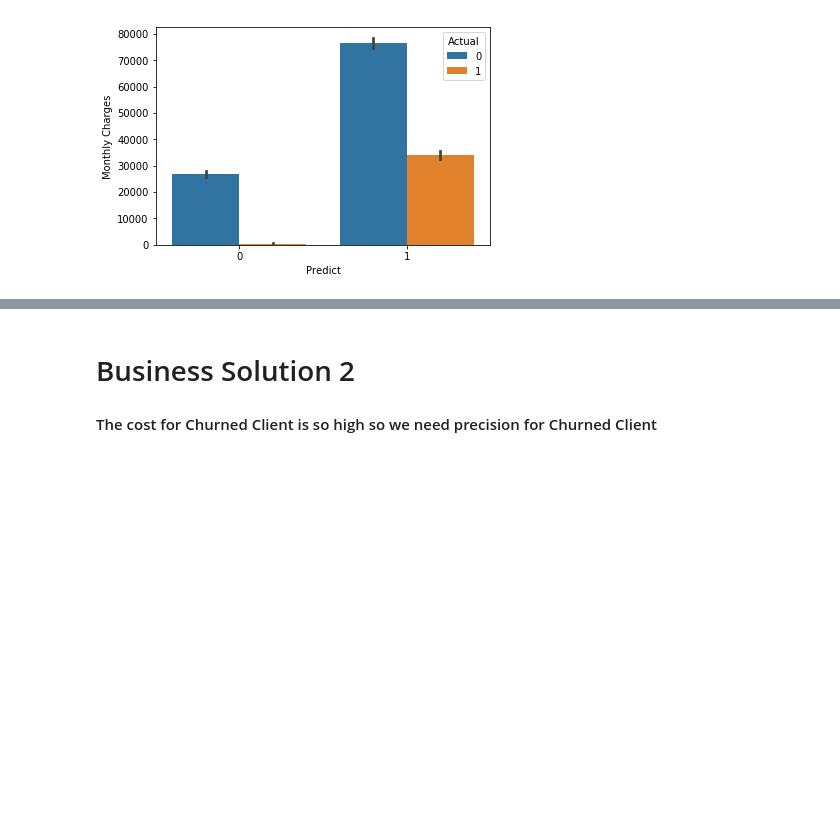
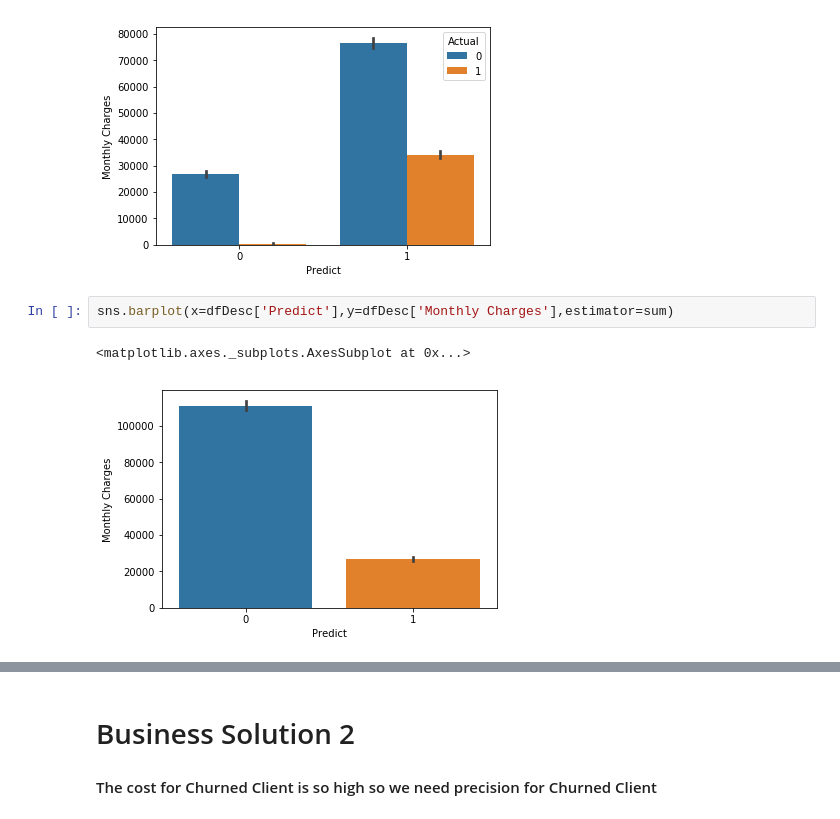
Before and after one commit to dennysusant/Final-Project-Churn-Analysis, a Jupyter notebook: final Churn.ipynb, the cells around one changed output, grey strips where cells are left out. Cells and saved outputs as stored; diff of their text form; blank space fills up the shorter version.

```diff
--- a/final Churn.ipynb
+++ b/final Churn.ipynb
@@ -1150,3 +1135,8 @@ sns.barplot(x=dfDesc['Predict'],y=dfDesc['Monthly Charges'],estimator=sum,hue=df
 # %% [output]
 <matplotlib.axes._subplots.AxesSubplot at 0x...>
 [figure]
+# %%
+sns.barplot(x=dfDesc['Predict'],y=dfDesc['Monthly Charges'],estimator=sum)
+# %% [output]
+<matplotlib.axes._subplots.AxesSubplot at 0x...>
+[figure, added]
```
Also changed, not shown: parts of 11 cells of this notebook.
